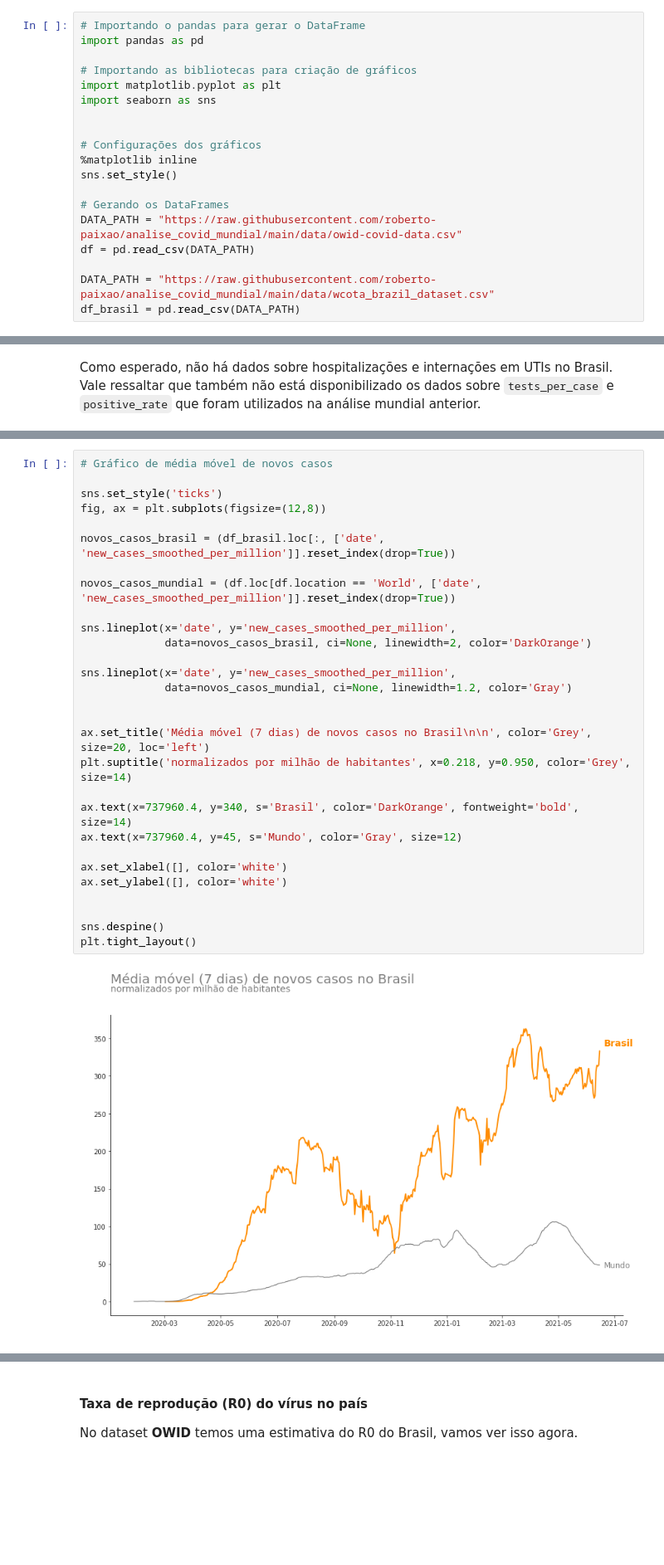
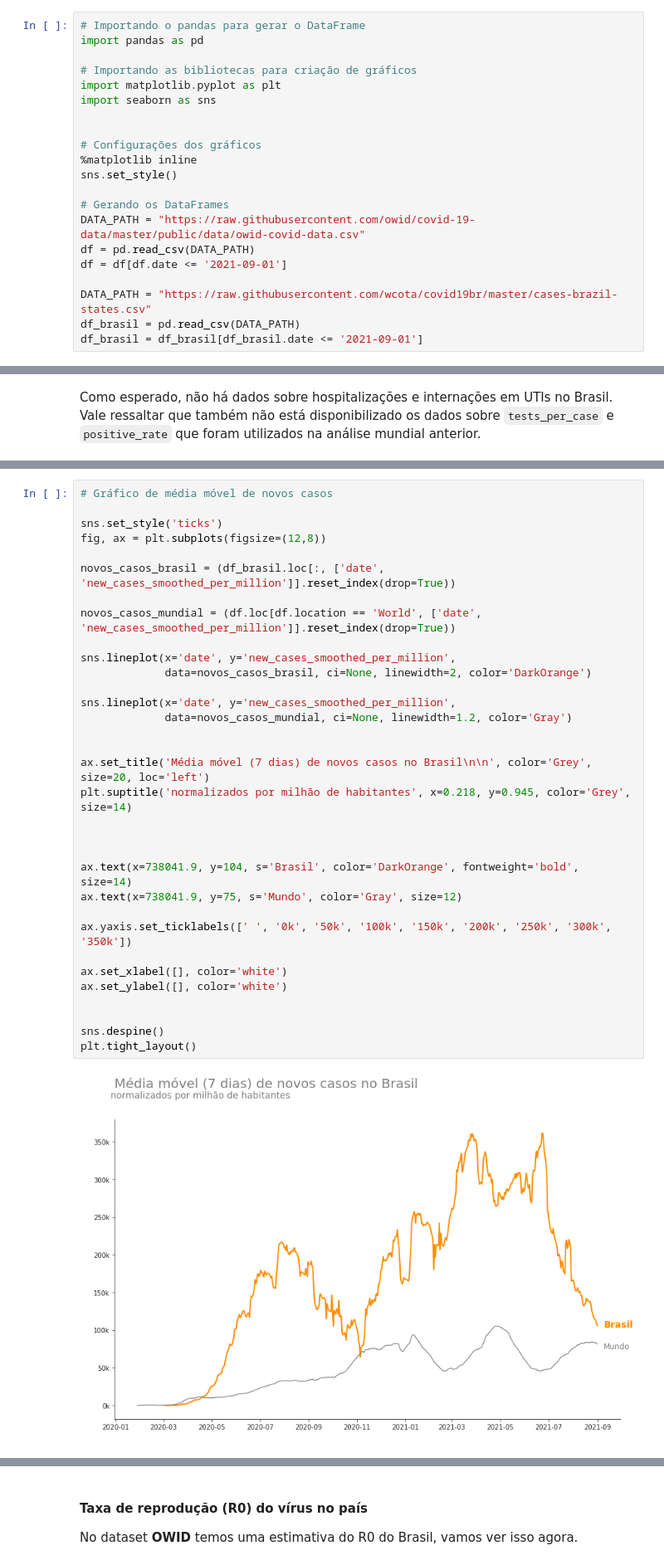
Before and after one commit to roberto-paixao/panorama-covid-mundial, a Jupyter notebook: Panorama_do_COVID_19_no_Brasil_e_no_Mundo.ipynb, the cells around one changed output, grey strips where cells are left out. Shown at 83% size. Cells and saved outputs as stored; diff of their text form; blank space fills up the shorter version.

```diff
--- a/Panorama_do_COVID_19_no_Brasil_e_no_Mundo.ipynb
+++ b/Panorama_do_COVID_19_no_Brasil_e_no_Mundo.ipynb
@@ -155,11 +157,13 @@ import seaborn as sns
 sns.set_style()
 
 # Gerando os DataFrames
-DATA_PATH = "https://raw.githubusercontent.com/roberto-paixao/analise_covid_mundial/main/data/owid-covid-data.csv"
+DATA_PATH = "https://raw.githubusercontent.com/owid/covid-19-data/master/public/data/owid-covid-data.csv"
 df = pd.read_csv(DATA_PATH)
+df = df[df.date <= '2021-09-01']
 
-DATA_PATH = "https://raw.githubusercontent.com/roberto-paixao/analise_covid_mundial/main/data/wcota_brazil_dataset.csv"
+DATA_PATH = "https://raw.githubusercontent.com/wcota/covid19br/master/cases-brazil-states.csv"
 df_brasil = pd.read_csv(DATA_PATH)
+df_brasil = df_brasil[df_brasil.date <= '2021-09-01']
 # %% [markdown]
 Primeiramente, veremos a estrutura do dataset **OWID** e em como ele está organizado para entender o dataset que estamos lidando, posteriormente, veremos a estrutura do dataset **wcota** em uma seção própria.
 
@@ -1273,32 +1275,36 @@ Como esperado, não há dados sobre hospitalizações e internações em UTIs no
 # %%
 # Gráfico de média móvel de novos casos
 
 sns.set_style('ticks')
 fig, ax = plt.subplots(figsize=(12,8))
 
 novos_casos_brasil = (df_brasil.loc[:, ['date', 'new_cases_smoothed_per_million']].reset_index(drop=True))
 
 novos_casos_mundial = (df.loc[df.location == 'World', ['date', 'new_cases_smoothed_per_million']].reset_index(drop=True))
 
 sns.lineplot(x='date', y='new_cases_smoothed_per_million',
              data=novos_casos_brasil, ci=None, linewidth=2, color='DarkOrange')
 
 sns.lineplot(x='date', y='new_cases_smoothed_per_million',
              data=novos_casos_mundial, ci=None, linewidth=1.2, color='Gray')
 
 
 ax.set_title('Média móvel (7 dias) de novos casos no Brasil\n\n', color='Grey', size=20, loc='left')
-plt.suptitle('normalizados por milhão de habitantes', x=0.218, y=0.950, color='Grey', size=14)
+plt.suptitle('normalizados por milhão de habitantes', x=0.218, y=0.945, color='Grey', size=14)
 
-ax.text(x=737960.4, y=340, s='Brasil', color='DarkOrange', fontweight='bold', size=14)
-ax.text(x=737960.4, y=45, s='Mundo', color='Gray', size=12)
+
+
+ax.text(x=738041.9, y=104, s='Brasil', color='DarkOrange', fontweight='bold', size=14)
+ax.text(x=738041.9, y=75, s='Mundo', color='Gray', size=12)
+
+ax.yaxis.set_ticklabels([' ', '0k', '50k', '100k', '150k', '200k', '250k', '300k', '350k'])
 
 ax.set_xlabel([], color='white')
 ax.set_ylabel([], color='white')
 
 
 sns.despine()
 plt.tight_layout()
 # %% [output]
-[figure, old version]
+[figure, new version]
 # %% [markdown]
```
Also changed, not shown: parts of 124 cells of this notebook.
